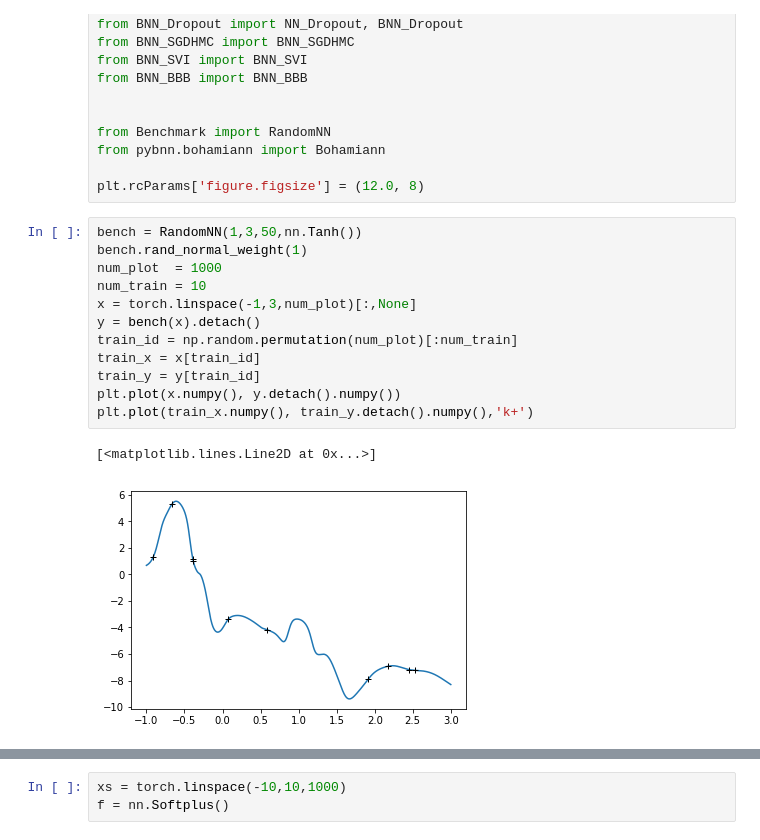
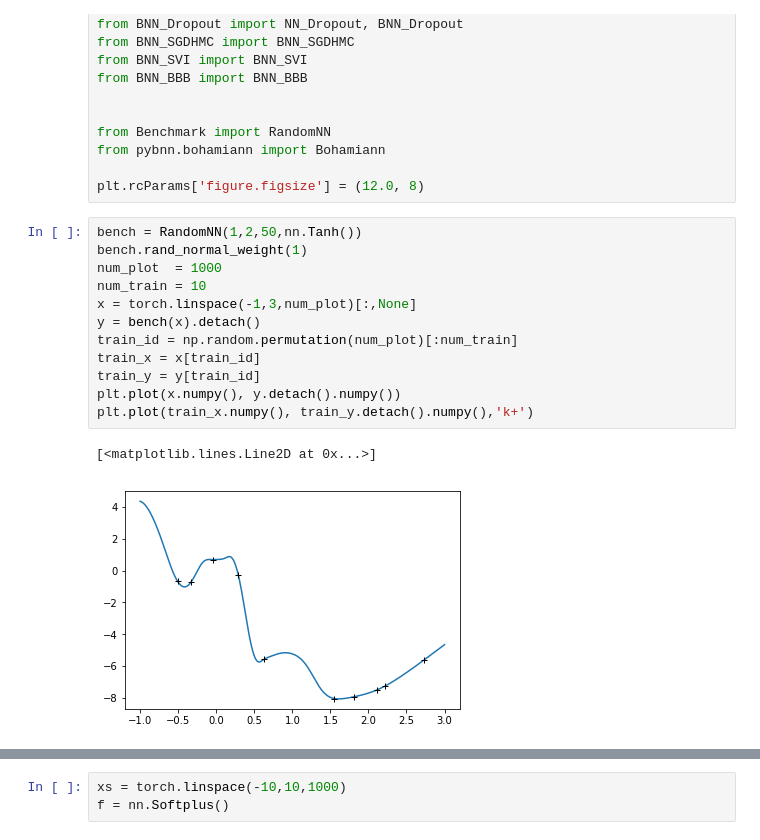
Before and after one commit to Alaya-in-Matrix/BNN, a Jupyter notebook: test_nn.ipynb, the cells around one changed output, grey strips where cells are left out. Saved outputs shown, nothing was run; the diff lists cells and outputs as text.

```diff
--- a/test_nn.ipynb
+++ b/test_nn.ipynb
@@ -17,20 +17,20 @@ from pybnn.bohamiann import Bohamiann
 
 plt.rcParams['figure.figsize'] = (12.0, 8)
 # %%
-bench = RandomNN(1,3,50,nn.Tanh())
+bench = RandomNN(1,2,50,nn.Tanh())
 bench.rand_normal_weight(1)
 num_plot  = 1000
 num_train = 10
 x = torch.linspace(-1,3,num_plot)[:,None]
 y = bench(x).detach()
 train_id = np.random.permutation(num_plot)[:num_train]
 train_x = x[train_id]
 train_y = y[train_id]
 plt.plot(x.numpy(), y.detach().numpy())
 plt.plot(train_x.numpy(), train_y.detach().numpy(),'k+')
 # %% [output]
 [<matplotlib.lines.Line2D at 0x...>]
-[figure, old version]
+[figure, new version]
 # %%
 conf = dict()
 conf['num_epochs'] = 1600
```
Also changed, not shown: parts of 3 cells of this notebook, 2 other files.
